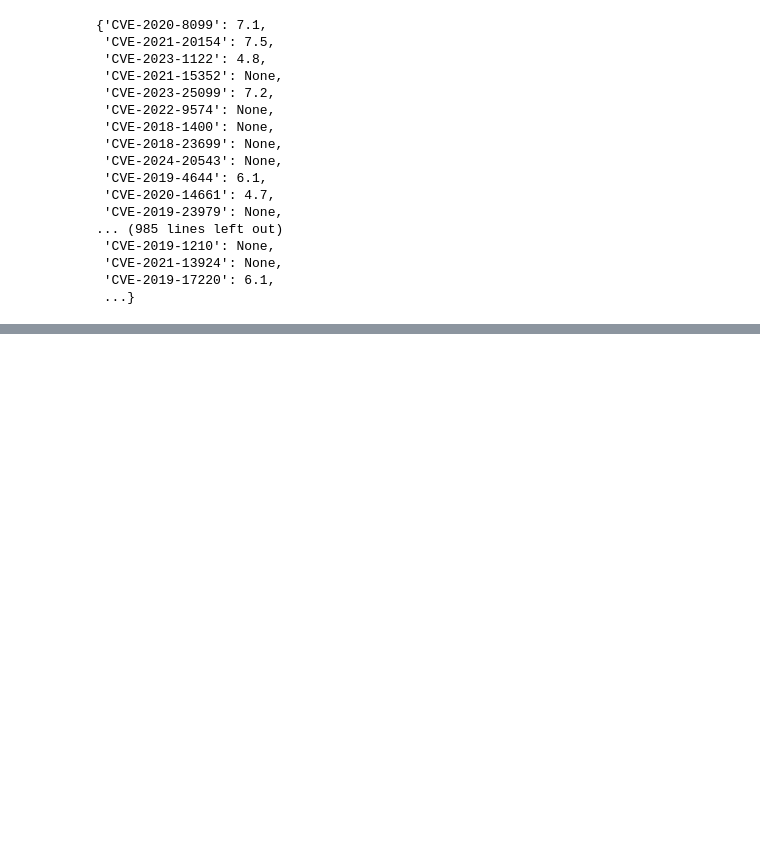
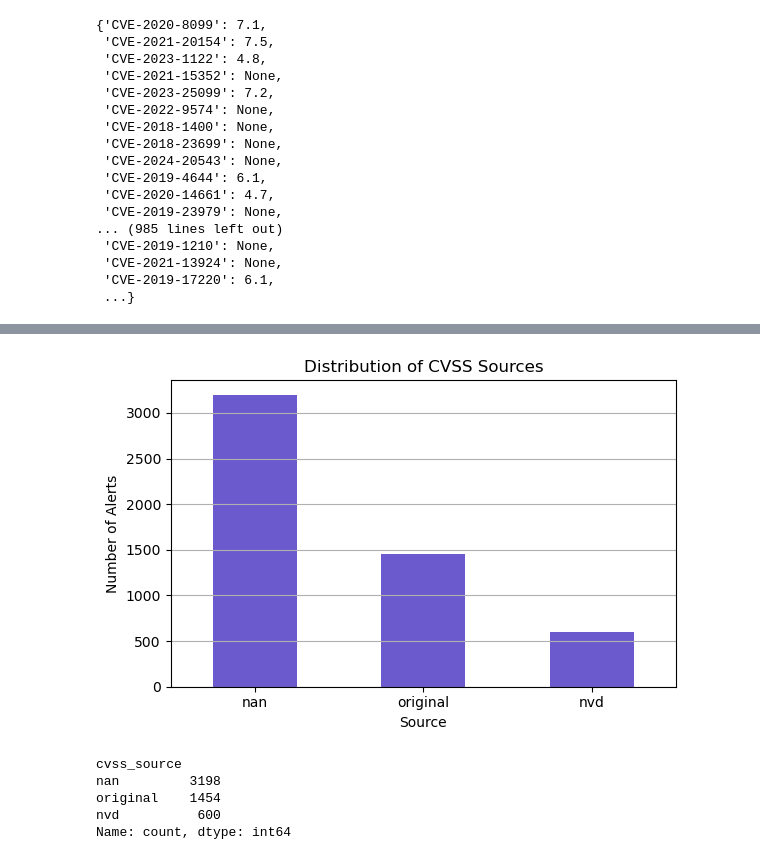
Before and after one commit to anasselbasra/End-to-End-Modeling-of-Cybersecurity-Alerts, a Jupyter notebook: body.ipynb, the cells around one changed output, grey strips where cells are left out. Cells and saved outputs as stored; diff of their text form; code cells hidden in the pictures; blank space fills up the shorter version.

```diff
--- a/body.ipynb
+++ b/body.ipynb
@@ -443,8 +444,6 @@ results
  'CVE-2019-17220': 6.1,
  ...}
 # %%
-
-
 def cvss_score_and_source(x):
     """
     Determine the best CVSS score to use for an alert and its origin.
@@ -466,7 +465,7 @@ def cvss_score_and_source(x):
 
     # Case 1: No CVE ID → keep the original score and label as "original"
     if pd.isna(x.cve_id):
-        return pd.Series([x.cvss_score, "original"])
+      return pd.Series([x.cvss_score, "original" if pd.notna(x.cvss_score) else "nan"])
 
     # Case 2: CVE ID present and official score available from results
     elif results.get(x.cve_id) is not None:
@@ -474,6 +473,7 @@ def cvss_score_and_source(x):
 
     # Case 3: CVE ID present but not found in results (fallback)
     else:
-        return pd.Series([x.cvss_score, "original"])
+      return pd.Series([x.cvss_score, "original" if pd.notna(x.cvss_score) else "nan"])
+
 
 df[["cvss", "cvss_source"]] = df.apply(cvss_score_and_source, axis=1)
@@ -494,0 +480,20 @@ df[["cvss", "cvss_source"]] = df.apply(cvss_score_and_source, axis=1)
+# %%
+# Afficher un graphique
+plt.figure(figsize=(6, 4))
+df["cvss_source"].value_counts().plot(kind='bar', color='slateblue')
+plt.title("Distribution of CVSS Sources")
+plt.xlabel("Source")
+plt.ylabel("Number of Alerts")
+plt.xticks(rotation=0)
+plt.grid(axis='y')
+plt.tight_layout()
+plt.show()
+
+df["cvss_source"].value_counts()
+# %% [output]
+[figure, added]
+cvss_source
+nan         3198
+original    1454
+nvd          600
+Name: count, dtype: int64
```
Also changed, not shown: parts of 35 cells of this notebook.
